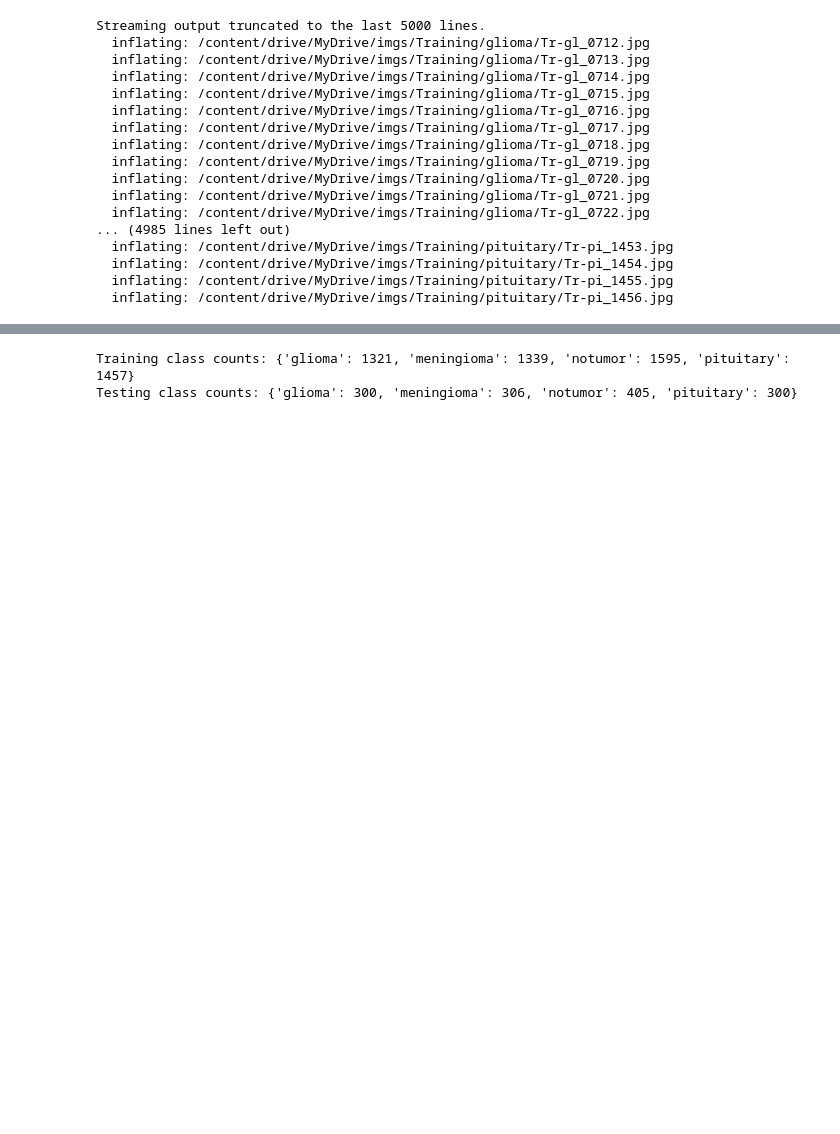
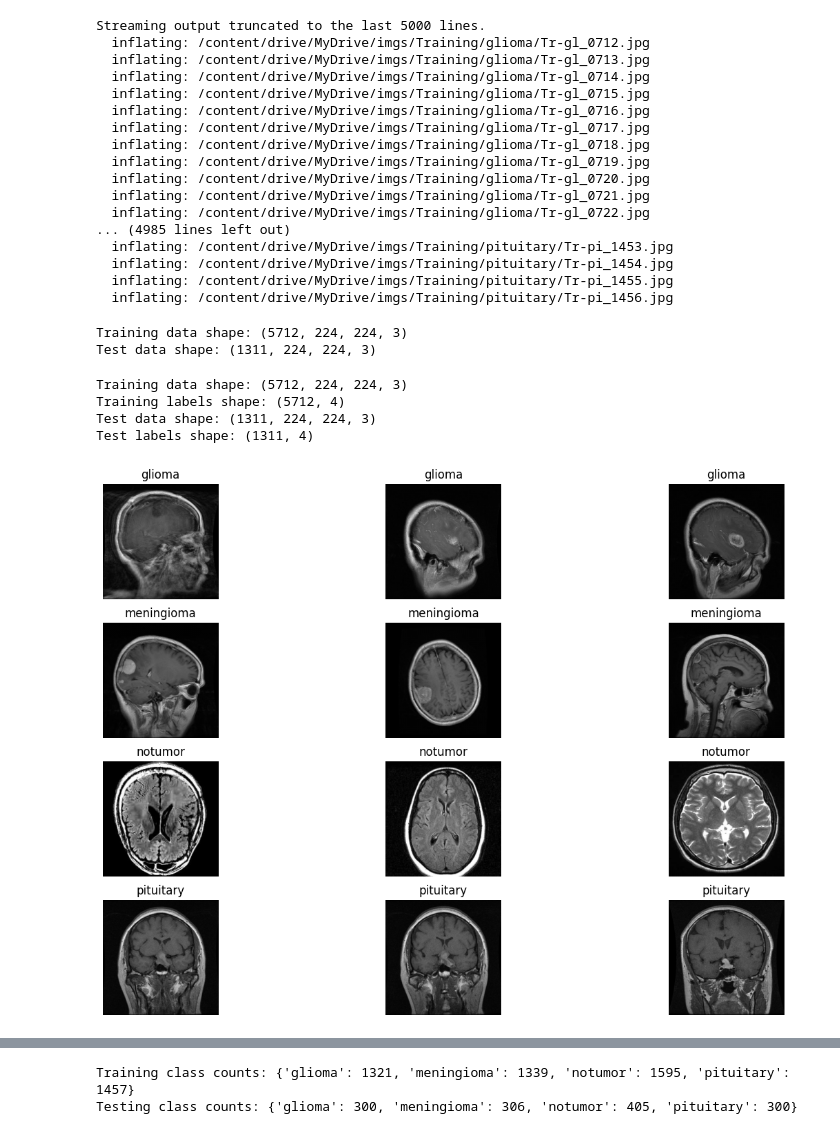
Before and after one commit to titobi/Brain-Tumor-Image-Classfication, a Jupyter notebook: Brain_Tumor_Image_Classification.ipynb, the cells around one changed output, grey strips where cells are left out. Drawn from its saved outputs; the diff is of its cells as text; code cells hidden in the pictures; blank space fills up the shorter version.

```diff
--- a/Brain_Tumor_Image_Classification.ipynb
+++ b/Brain_Tumor_Image_Classification.ipynb
@@ -70,0 +126,49 @@ image_size = (224, 224)
+# %%
+import numpy as np
+from tensorflow.keras.utils import to_categorical
+from sklearn.preprocessing import LabelEncoder
+# One-hot encode labels
+le = LabelEncoder()
+y_train = le.fit_transform(y_train)
+y_train = to_categorical(y_train, num_classes=len(np.unique(y_train)))
+
+y_test = le.transform(y_test)
+y_test = to_categorical(y_test, num_classes=len(np.unique(y_test)))
+
+# Check the new shapes
+print("Training data shape:", X_train.shape)
+print("Test data shape:", X_test.shape)
+# %% [output]
+Training data shape: (5712, 224, 224, 3)
+Test data shape: (1311, 224, 224, 3)
+# %%
+print("Training data shape:", X_train.shape)
+print("Training labels shape:", y_train.shape)
+print("Test data shape:", X_test.shape)
+print("Test labels shape:", y_test.shape)
+# %% [output]
+Training data shape: (5712, 224, 224, 3)
+Training labels shape: (5712, 4)
+Test data shape: (1311, 224, 224, 3)
+Test labels shape: (1311, 4)
+# %%
+def show_sample_images(X, y, class_names, num_samples=3):
+  plt.figure(figsize=(15, 10))
+  for i, class_name in enumerate(class_names):
+        class_indices = np.where(np.argmax(y, axis=1) == i)[0]
+        sample_indices = class_indices[:num_samples]
+        for j, idx in enumerate(sample_indices):
+            img = X[idx]  # Reshape if necessary
+            plt.subplot(len(class_names), num_samples, i * num_samples + j + 1)
+            plt.imshow(img, cmap='gray')
+            plt.title(class_name)
+            plt.axis('off')
+  plt.show()
+# %%
+# Define class names
+class_names = ['glioma', 'meningioma', 'notumor', 'pituitary']
+
+# Visualize training data
+show_sample_images(X_train, y_train, class_names)
+# %% [output]
+[figure, added]
```
Also changed, not shown: parts of 40 cells of this notebook.
